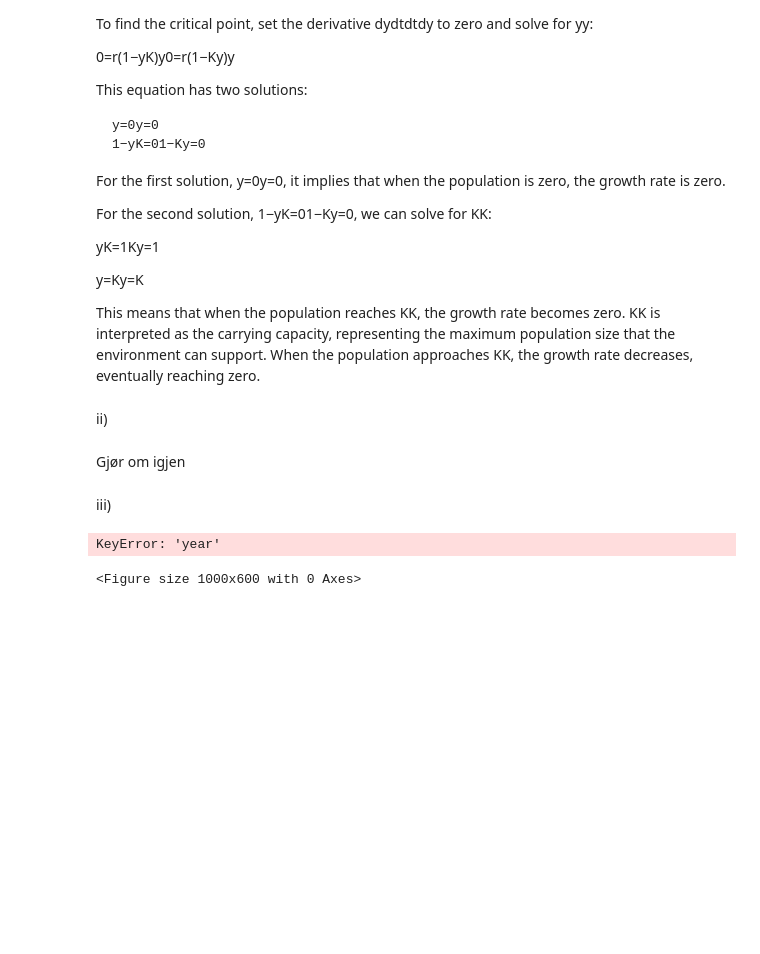
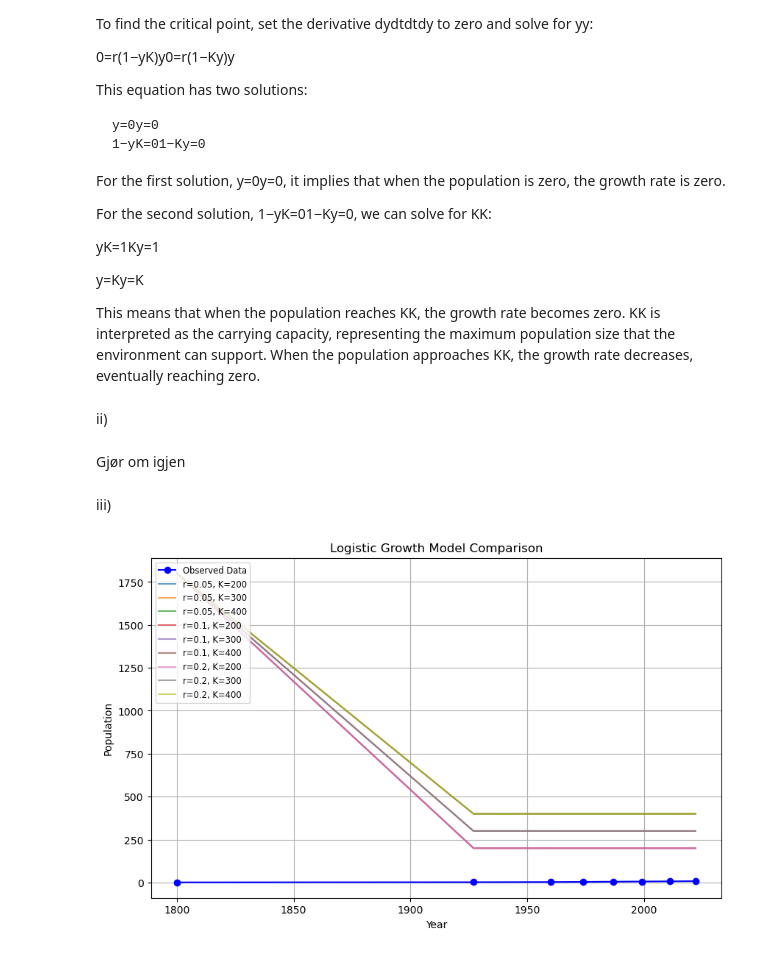
Before and after one commit to 591118/ADA501, a Jupyter notebook: ODE2.ipynb, the cells around one changed output. Saved outputs shown, nothing was run; the diff lists cells and outputs as text; code cells hidden in the pictures; blank space fills up the shorter version.

```diff
--- a/ODE2.ipynb
+++ b/ODE2.ipynb
@@ -111,30 +111,29 @@ Gjør om igjen
 iii)
 # %%
 def logistic_growth(t, r, K):
-    return K / (1 + (K / data['year'][0] - 1) * np.exp(-r * (t - data['year'][0])))
+    return K / (1 + (K / data['Year'][0] - 1) * np.exp(-r * (t - data['Year'][0])))
 
 # Create a range of values for r and K to test
 r_values = [0.05, 0.1, 0.2]  # Example values of r
 K_values = [200, 300, 400]    # Example values of K
 
 plt.figure(figsize=(10, 6))
 
 # Plot the observed data
-plt.plot(data['year'], data['value'], label='Observed Data', marker='o', linestyle='-', color='b')
+plt.plot(data['Year'], data['Value'], label='Observed Data', marker='o', linestyle='-', color='b')
 
 # Compare the model predictions for different r and K values
 for r in r_values:
     for K in K_values:
         population = [logistic_growth(t, r, K) for t in years]
         label = f'r={r}, K={K}'
         plt.plot(years, population, label=label, alpha=0.7)
 
 plt.xlabel('Year')
 plt.ylabel('Population')
 plt.title('Logistic Growth Model Comparison')
 plt.legend(loc='upper left', fontsize='small')
 plt.grid(True)
 plt.show()
 # %% [output]
-KeyError: 'year'
-<Figure size 1000x600 with 0 Axes>
+[figure, added]
```
Also changed, not shown: 1 other file.
